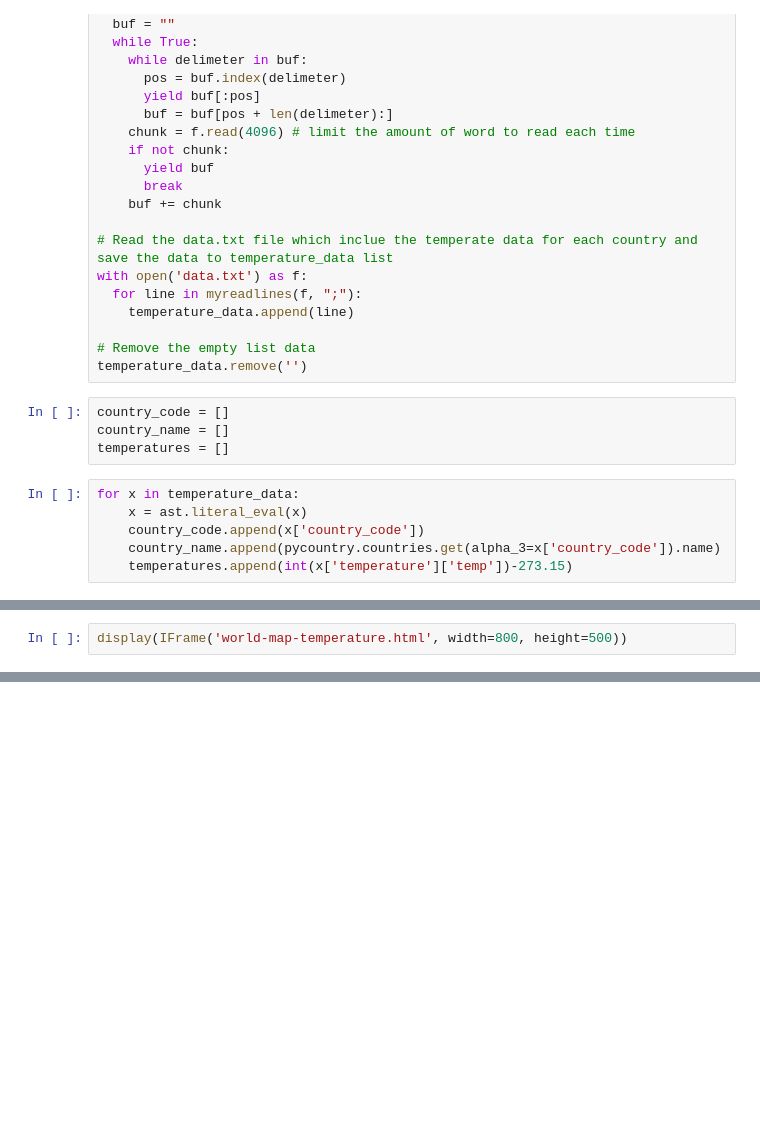
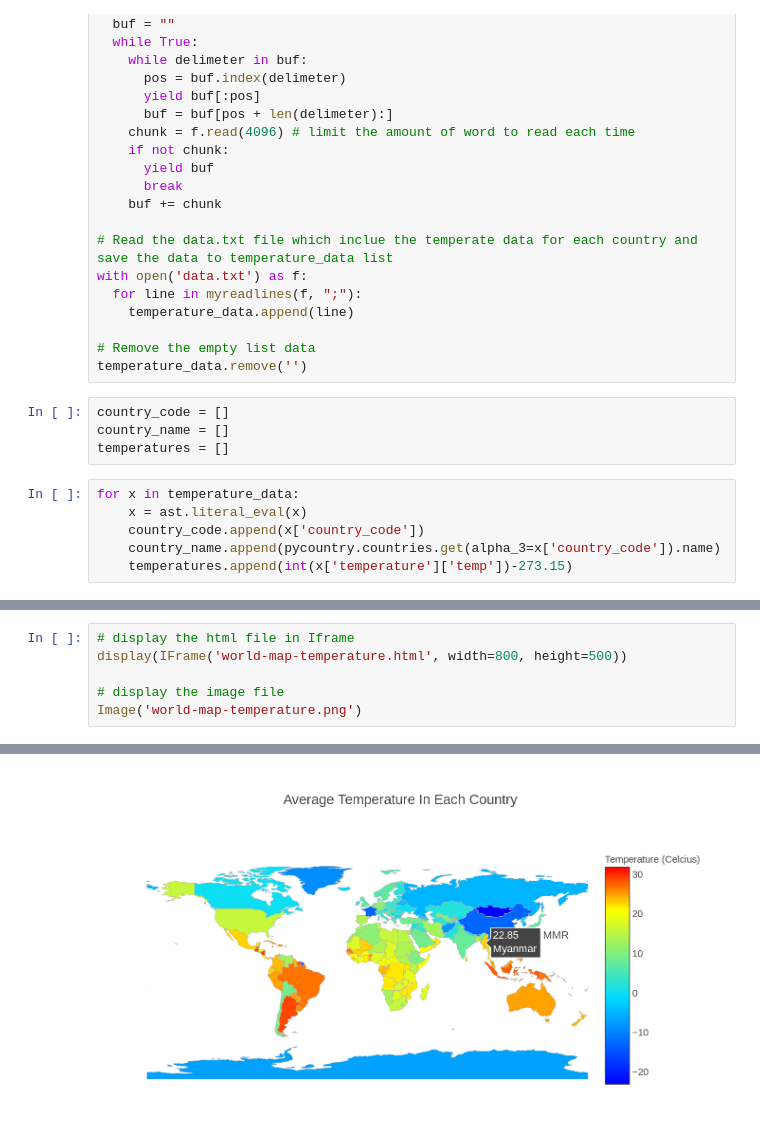
Before and after one commit to ko-toe/Portfolio, a Jupyter notebook: world_temperature/World_temperature.ipynb, the cells around one changed output, grey strips where cells are left out. Cells and saved outputs as stored; diff of their text form; blank space fills up the shorter version.

Commit message:
upload image files

```diff
--- a/world_temperature/World_temperature.ipynb
+++ b/world_temperature/World_temperature.ipynb
@@ -82,4 +83,9 @@ py.plot( fig, validate=False, filename='world-map-temperature.html', show_link=F
 # %%
+# display the html file in Iframe
 display(IFrame('world-map-temperature.html', width=800, height=500))
+
+# display the image file
+Image('world-map-temperature.png')
 # %% [output]
 [interactive output not drawn]
+[figure, added]
```
Also changed, not shown: parts of 2 cells of this notebook, 4 other files.
